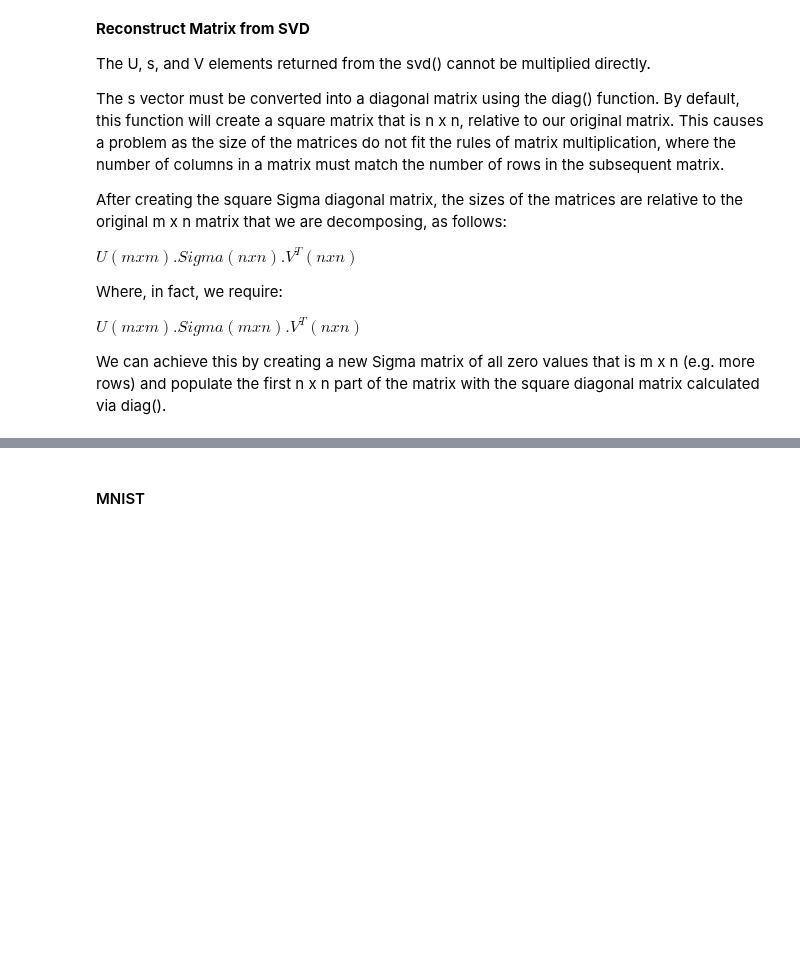
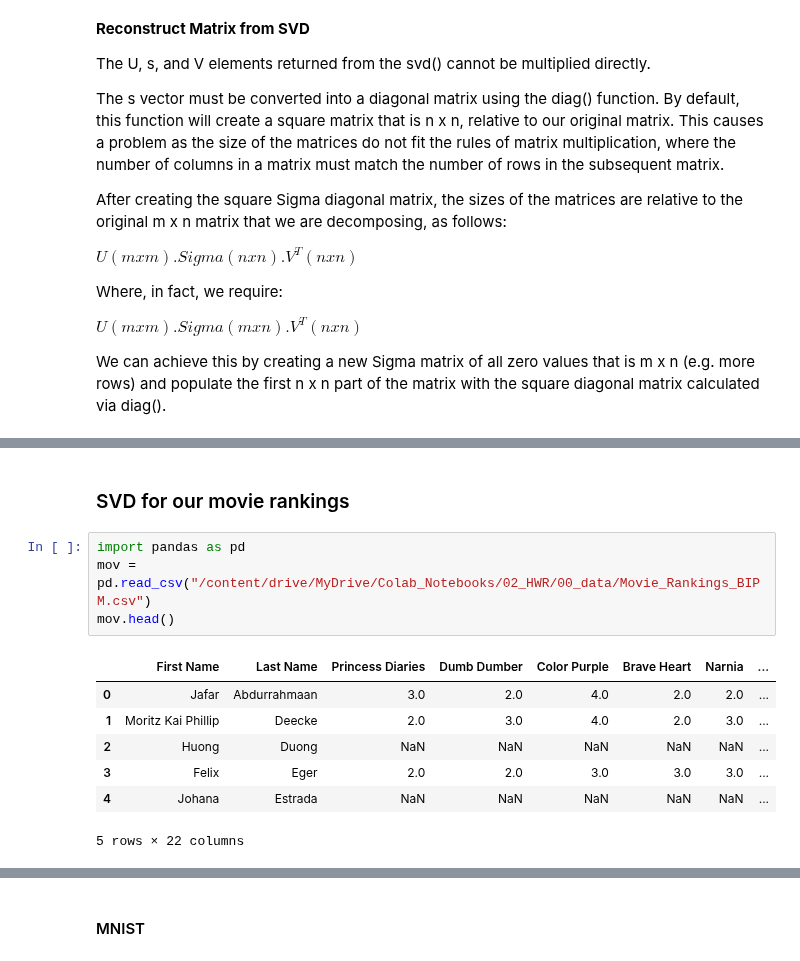
Before and after one commit to Heity94/01_DataScience_2021, a Jupyter notebook: TWSM/Class_notes_PH/Class4.ipynb, the cells around one changed output, grey strips where cells are left out. Cells and saved outputs as stored; diff of their text form; blank space fills up the shorter version.

```diff
--- a/TWSM/Class_notes_PH/Class4.ipynb
+++ b/TWSM/Class_notes_PH/Class4.ipynb
@@ -165,0 +101,14 @@ In natural language processing, this approach can be used on matrices of word oc
+# %% [markdown]
+### SVD for our movie rankings
+# %%
+import pandas as pd
+mov = pd.read_csv("/content/drive/MyDrive/Colab_Notebooks/02_HWR/00_data/Movie_Rankings_BIPM.csv")
+mov.head()
+# %% [output]
+|  | First Name | Last Name | Princess Diaries | Dumb Dumber | Color Purple | Brave Heart | Narnia | ... |
+| 0 | Jafar | Abdurrahmaan | 3.0 | 2.0 | 4.0 | 2.0 | 2.0 | ... |
+| 1 | Moritz Kai Phillip | Deecke | 2.0 | 3.0 | 4.0 | 2.0 | 3.0 | ... |
+| 2 | Huong | Duong | NaN | NaN | NaN | NaN | NaN | ... |
+| 3 | Felix | Eger | 2.0 | 2.0 | 3.0 | 3.0 | 3.0 | ... |
+| 4 | Johana | Estrada | NaN | NaN | NaN | NaN | NaN | ... |
+5 rows × 22 columns
```
Also changed, not shown: parts of 30 cells of this notebook.
